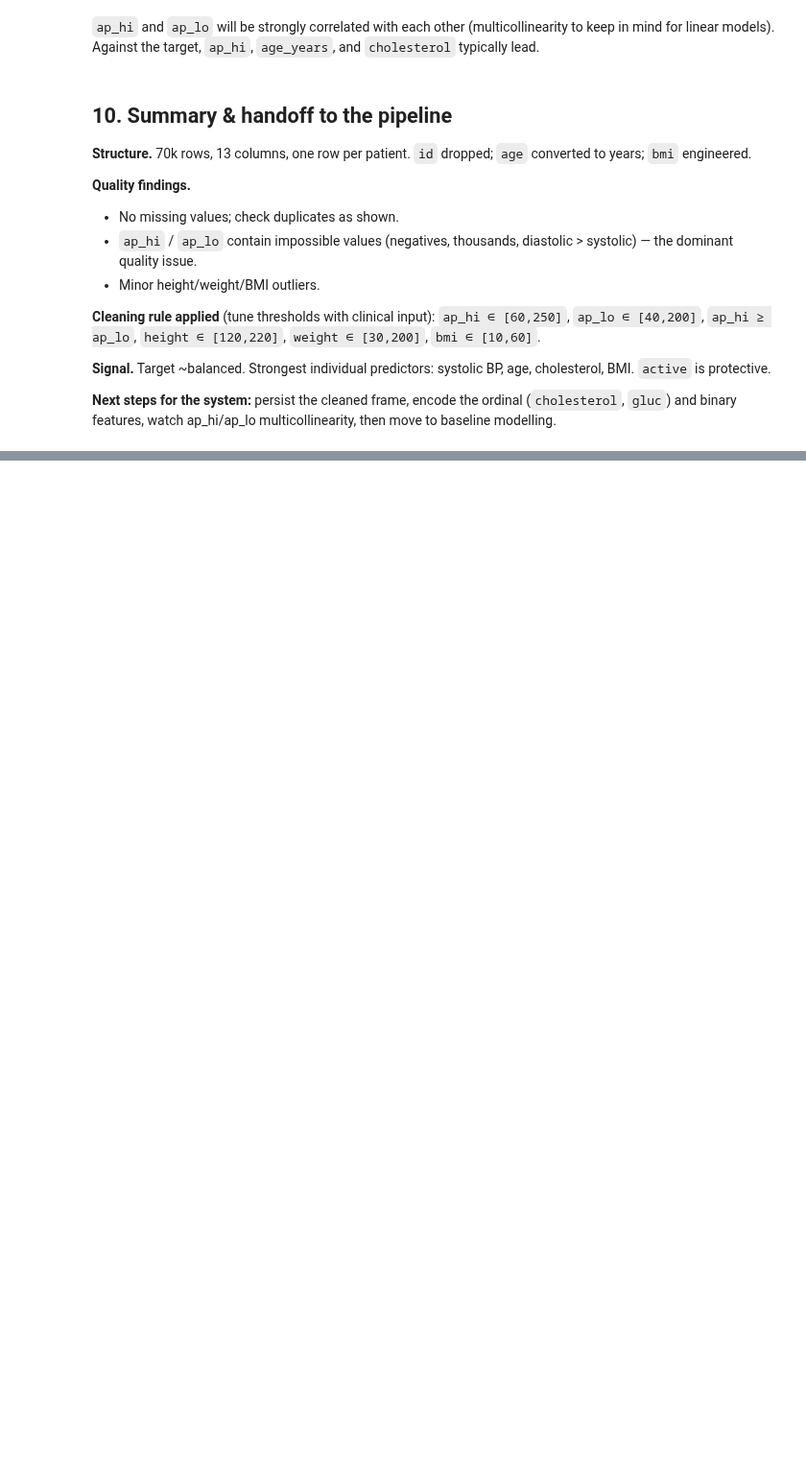
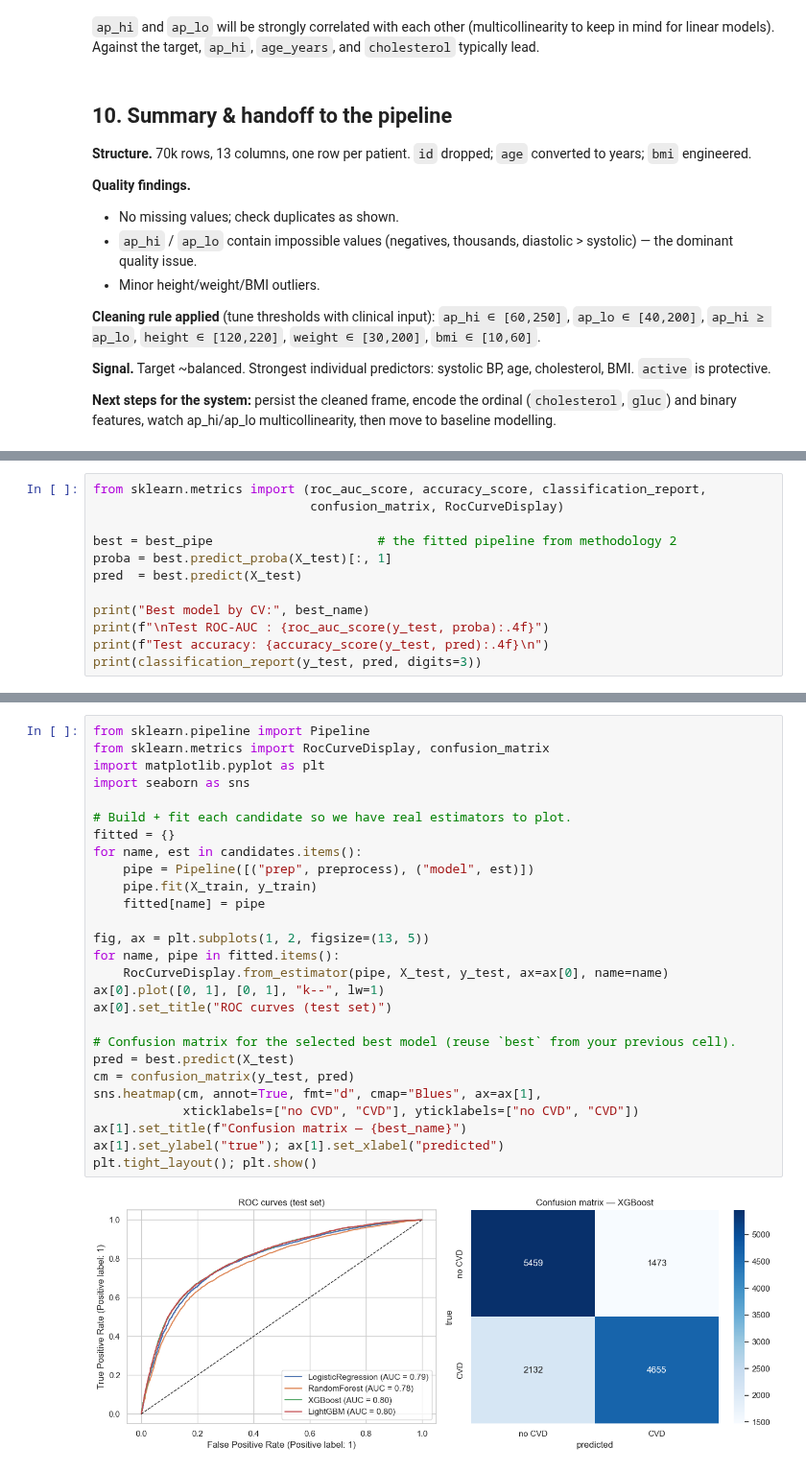
Before and after one commit to cosmina-biostat/clinical-intelligence-system, a Jupyter notebook: notebooks/01_eda_cardiovascular.ipynb, the cells around one changed output, grey strips where cells are left out. Shown at 96% size. Saved outputs shown, nothing was run; the diff lists cells and outputs as text; blank space fills up the shorter version.

```diff
--- a/notebooks/01_eda_cardiovascular.ipynb
+++ b/notebooks/01_eda_cardiovascular.ipynb
@@ -372,0 +524,12 @@ AttributeError: 'Index' object has no attribute '_format_native_types'
+# %%
+from sklearn.metrics import (roc_auc_score, accuracy_score, classification_report,
+                             confusion_matrix, RocCurveDisplay)
+
+best = best_pipe                      # the fitted pipeline from methodology 2
+proba = best.predict_proba(X_test)[:, 1]
+pred  = best.predict(X_test)
+
+print("Best model by CV:", best_name)
+print(f"\nTest ROC-AUC : {roc_auc_score(y_test, proba):.4f}")
+print(f"Test accuracy: {accuracy_score(y_test, pred):.4f}\n")
+print(classification_report(y_test, pred, digits=3))
@@ -372,0 +550,29 @@ AttributeError: 'Index' object has no attribute '_format_native_types'
+# %%
+from sklearn.pipeline import Pipeline
+from sklearn.metrics import RocCurveDisplay, confusion_matrix
+import matplotlib.pyplot as plt
+import seaborn as sns
+
+# Build + fit each candidate so we have real estimators to plot.
+fitted = {}
+for name, est in candidates.items():
+    pipe = Pipeline([("prep", preprocess), ("model", est)])
+    pipe.fit(X_train, y_train)
+    fitted[name] = pipe
+
+fig, ax = plt.subplots(1, 2, figsize=(13, 5))
+for name, pipe in fitted.items():
+    RocCurveDisplay.from_estimator(pipe, X_test, y_test, ax=ax[0], name=name)
+ax[0].plot([0, 1], [0, 1], "k--", lw=1)
+ax[0].set_title("ROC curves (test set)")
+
+# Confusion matrix for the selected best model (reuse `best` from your previous cell).
+pred = best.predict(X_test)
+cm = confusion_matrix(y_test, pred)
+sns.heatmap(cm, annot=True, fmt="d", cmap="Blues", ax=ax[1],
+            xticklabels=["no CVD", "CVD"], yticklabels=["no CVD", "CVD"])
+ax[1].set_title(f"Confusion matrix — {best_name}")
+ax[1].set_ylabel("true"); ax[1].set_xlabel("predicted")
+plt.tight_layout(); plt.show()
+# %% [output]
+[figure, added]
```
Also changed, not shown: parts of 27 cells of this notebook.
